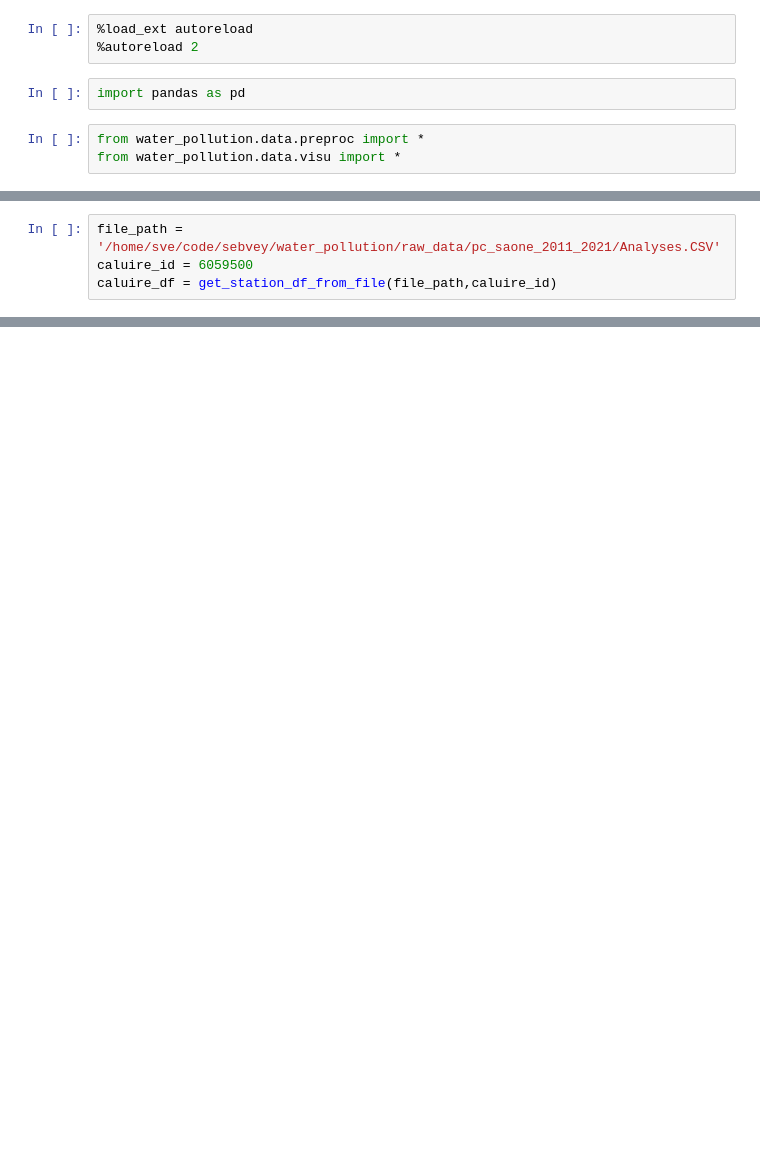
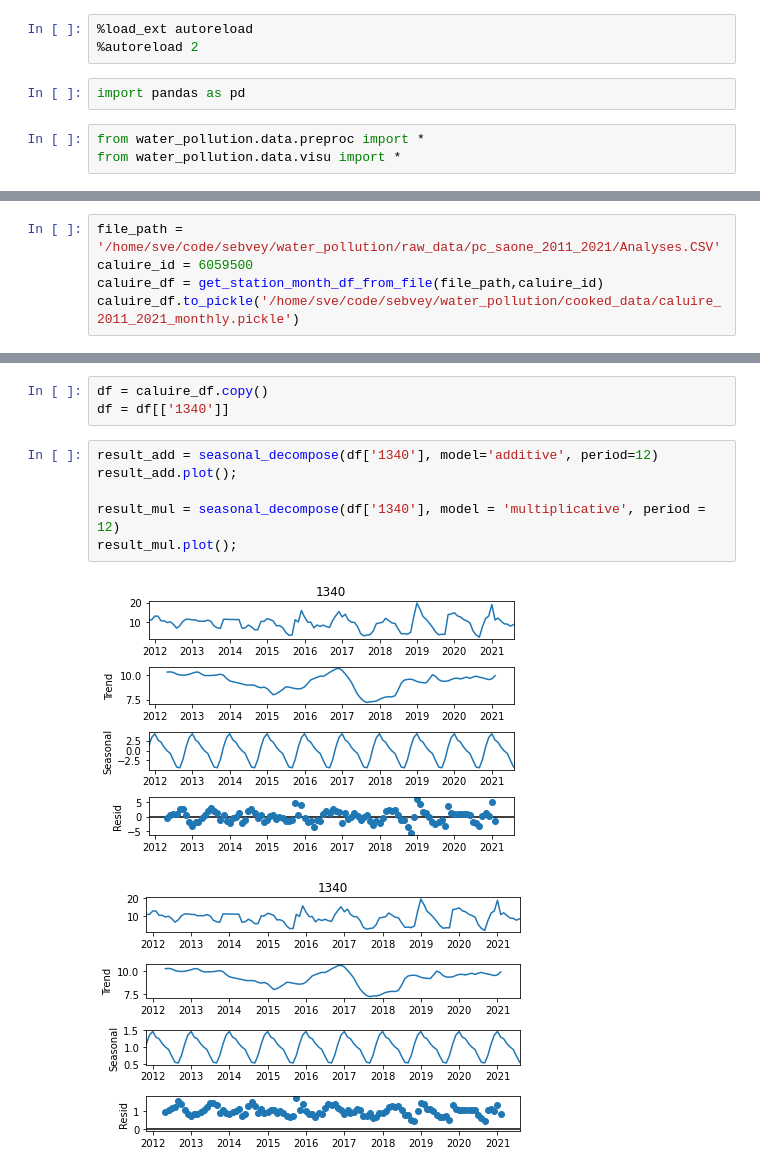
Before and after one commit to c-villalobos/water_pollution, a Jupyter notebook: notebooks/sebvey_jp/prepare_data_for_arima.ipynb, the cells around one changed output, grey strips where cells are left out. Cells and saved outputs as stored; diff of their text form; blank space fills up the shorter version.

Commit message:
Pickle for month data of caluire station added

```diff
--- a/notebooks/sebvey_jp/prepare_data_for_arima.ipynb
+++ b/notebooks/sebvey_jp/prepare_data_for_arima.ipynb
@@ -9,4 +11,5 @@ from water_pollution.data.visu import *
 # %%
 file_path = '/home/sve/code/sebvey/water_pollution/raw_data/pc_saone_2011_2021/Analyses.CSV'
 caluire_id = 6059500
-caluire_df = get_station_df_from_file(file_path,caluire_id)
+caluire_df = get_station_month_df_from_file(file_path,caluire_id)
+caluire_df.to_pickle('/home/sve/code/sebvey/water_pollution/cooked_data/caluire_2011_2021_monthly.pickle')
@@ -28,0 +47,12 @@ plot_params(caluire_df)
+# %%
+df = caluire_df.copy()
+df = df[['1340']]
+# %%
+result_add = seasonal_decompose(df['1340'], model='additive', period=12)
+result_add.plot();
+
+result_mul = seasonal_decompose(df['1340'], model = 'multiplicative', period = 12)
+result_mul.plot();
+# %% [output]
+[figure, added]
+[figure, added]
```
Also changed, not shown: parts of 23 cells of this notebook, 1 other file.
